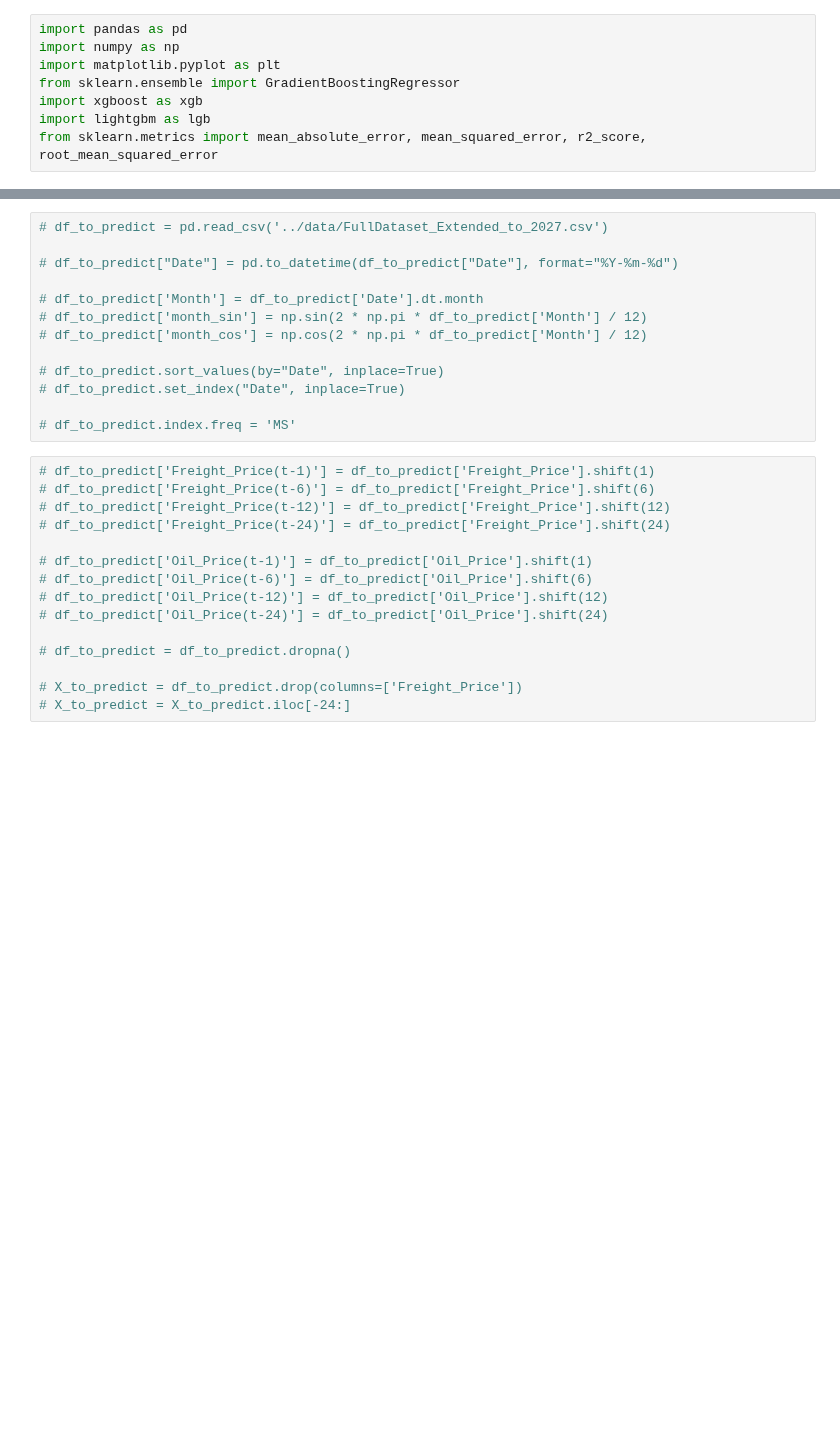
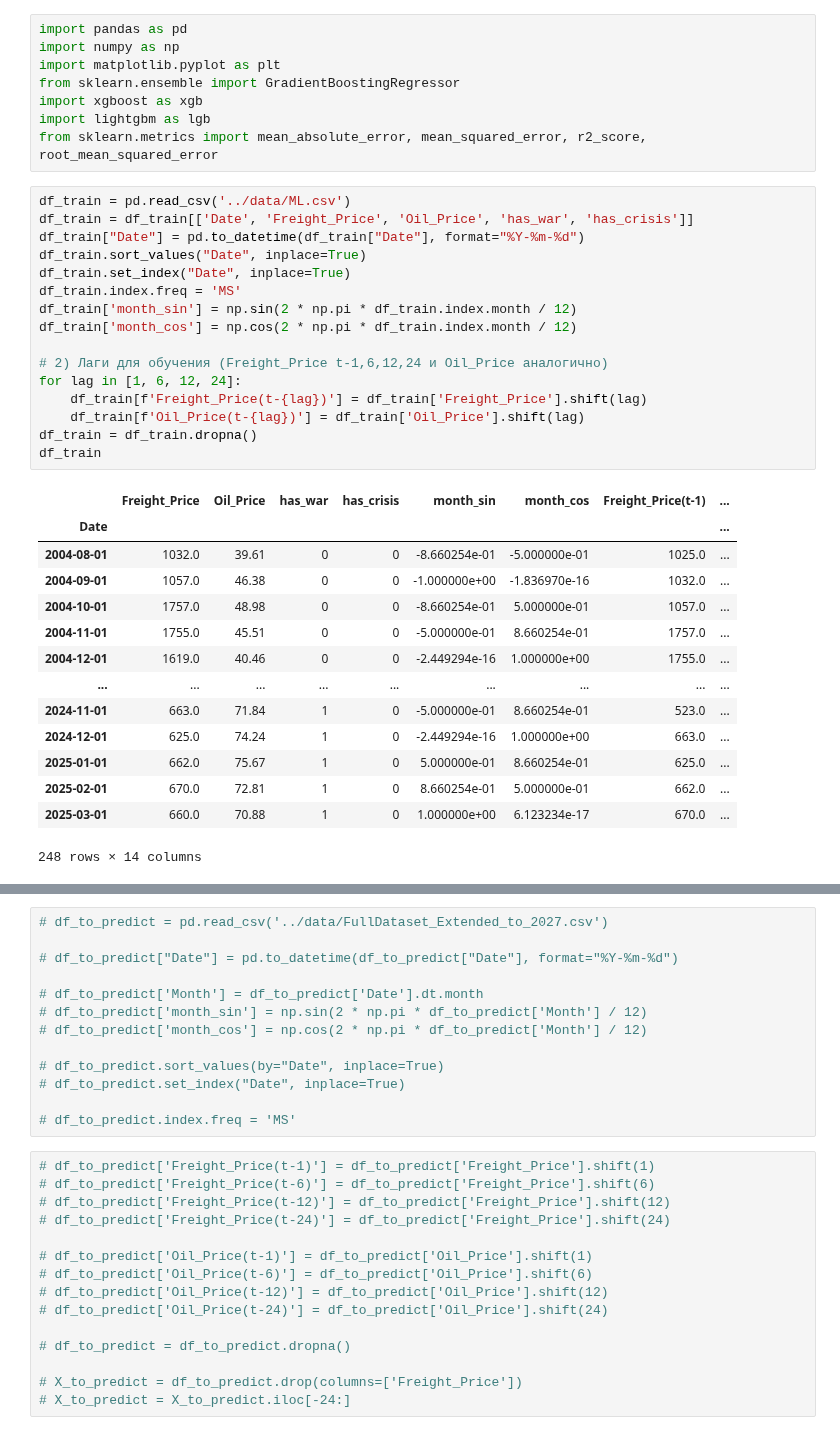
Before and after one commit to ArseniiAntonian/demand_forecasting, a Jupyter notebook: arsen/gb_ars.ipynb, the cells around one changed output, grey strips where cells are left out. Cells and saved outputs as stored; diff of their text form; blank space fills up the shorter version.

```diff
--- a/arsen/gb_ars.ipynb
+++ b/arsen/gb_ars.ipynb
@@ -6,6 +6,37 @@ from sklearn.ensemble import GradientBoostingRegressor
 import xgboost as xgb
 import lightgbm as lgb
 from sklearn.metrics import mean_absolute_error, mean_squared_error, r2_score, root_mean_squared_error
+# %%
+df_train = pd.read_csv('../data/ML.csv')
+df_train = df_train[['Date', 'Freight_Price', 'Oil_Price', 'has_war', 'has_crisis']]
+df_train["Date"] = pd.to_datetime(df_train["Date"], format="%Y-%m-%d")
+df_train.sort_values("Date", inplace=True)
+df_train.set_index("Date", inplace=True)
+df_train.index.freq = 'MS'
+df_train['month_sin'] = np.sin(2 * np.pi * df_train.index.month / 12)
+df_train['month_cos'] = np.cos(2 * np.pi * df_train.index.month / 12)
+
+# 2) Лаги для обучения (Freight_Price t-1,6,12,24 и Oil_Price аналогично)
+for lag in [1, 6, 12, 24]:
+    df_train[f'Freight_Price(t-{lag})'] = df_train['Freight_Price'].shift(lag)
+    df_train[f'Oil_Price(t-{lag})'] = df_train['Oil_Price'].shift(lag)
+df_train = df_train.dropna()
+df_train
+# %% [output]
+|  | Freight_Price | Oil_Price | has_war | has_crisis | month_sin | month_cos | Freight_Price(t-1) | ... |
+| Date |  |  |  |  |  |  |  | ... |
+| 2004-08-01 | 1032.0 | 39.61 | 0 | 0 | -8.660254e-01 | -5.000000e-01 | 1025.0 | ... |
+| 2004-09-01 | 1057.0 | 46.38 | 0 | 0 | -1.000000e+00 | -1.836970e-16 | 1032.0 | ... |
+| 2004-10-01 | 1757.0 | 48.98 | 0 | 0 | -8.660254e-01 | 5.000000e-01 | 1057.0 | ... |
+| 2004-11-01 | 1755.0 | 45.51 | 0 | 0 | -5.000000e-01 | 8.660254e-01 | 1757.0 | ... |
+| 2004-12-01 | 1619.0 | 40.46 | 0 | 0 | -2.449294e-16 | 1.000000e+00 | 1755.0 | ... |
+| ... | ... | ... | ... | ... | ... | ... | ... | ... |
+| 2024-11-01 | 663.0 | 71.84 | 1 | 0 | -5.000000e-01 | 8.660254e-01 | 523.0 | ... |
+| 2024-12-01 | 625.0 | 74.24 | 1 | 0 | -2.449294e-16 | 1.000000e+00 | 663.0 | ... |
+| 2025-01-01 | 662.0 | 75.67 | 1 | 0 | 5.000000e-01 | 8.660254e-01 | 625.0 | ... |
+| 2025-02-01 | 670.0 | 72.81 | 1 | 0 | 8.660254e-01 | 5.000000e-01 | 662.0 | ... |
+| 2025-03-01 | 660.0 | 70.88 | 1 | 0 | 1.000000e+00 | 6.123234e-17 | 670.0 | ... |
+248 rows × 14 columns
 # %%
 df = pd.read_csv('../data/FullDataset.csv')
 # dirty_freight_df = pd.read_csv('../data/Baltic Dirty Tanker Historical Data.csv')
```
Also changed, not shown: parts of 27 cells of this notebook, 1 other file.
